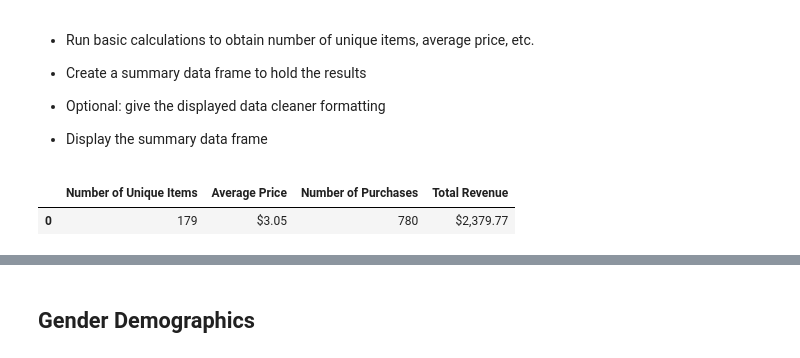
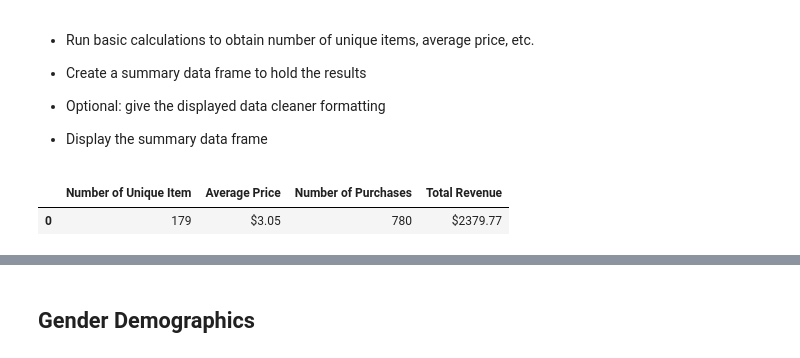
Before and after one commit to steskalja/pandas-challenge, a Jupyter notebook: HeroesOfPymoli.ipynb, the cells around one changed output, grey strips where cells are left out. Drawn from its saved outputs; the diff is of its cells as text; code cells hidden in the pictures.

```diff
--- a/HeroesOfPymoli.ipynb
+++ b/HeroesOfPymoli.ipynb
@@ -25,6 +32,7 @@ purchase_df.head()
 * Display the total number of players
 # %%
 ca_df = pd.DataFrame({'Total Players':[purchase_df['SN'].count()]})
+pc = purchase_df['SN'].count()
 ca_df
 # %% [output]
 |  | Total Players |
@@ -49,7 +55,10 @@ tp = purchase_df['Price'].sum()
 
 * Display the summary data frame
 # %%
-pa_df = pd.DataFrame[{'Number of Unique Item':,'Average Price':,'Number of Purchases':,'Total Revenue':}]
+pa_df = pd.DataFrame({'Number of Unique Item':[ui],'Average Price':[avgp],'Number of Purchases':[pc],'Total Revenue':[tp]})
+pa_df['Average Price'] = pa_df['Average Price'].map("${:.2f}".format)
+pa_df['Total Revenue'] = pa_df['Total Revenue'].map("${:.2f}".format)
+pa_df
 # %% [output]
-|  | Number of Unique Items | Average Price | Number of Purchases | Total Revenue |
-| 0 | 179 | $3.05 | 780 | $2,379.77 |
+|  | Number of Unique Item | Average Price | Number of Purchases | Total Revenue |
+| 0 | 179 | $3.05 | 780 | $2379.77 |
```
Also changed, not shown: parts of 8 cells of this notebook.
